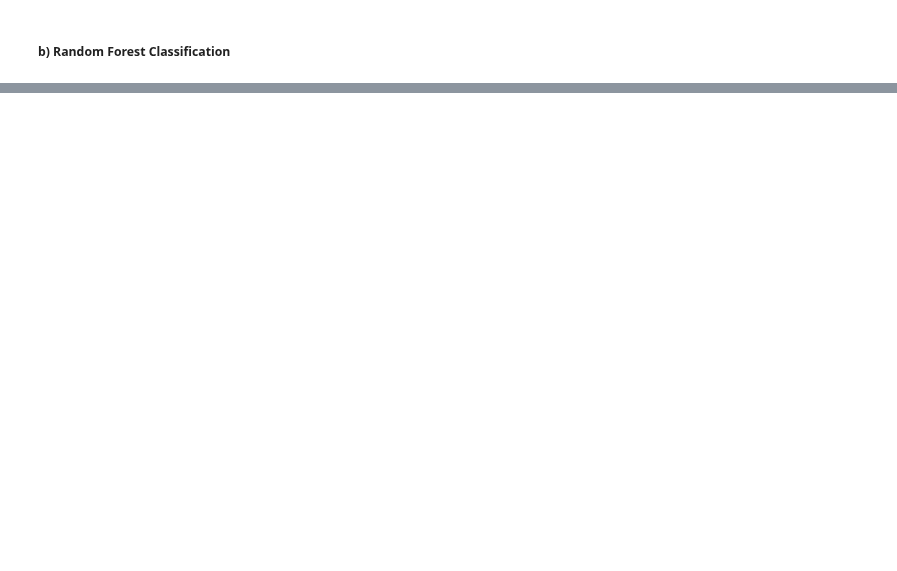
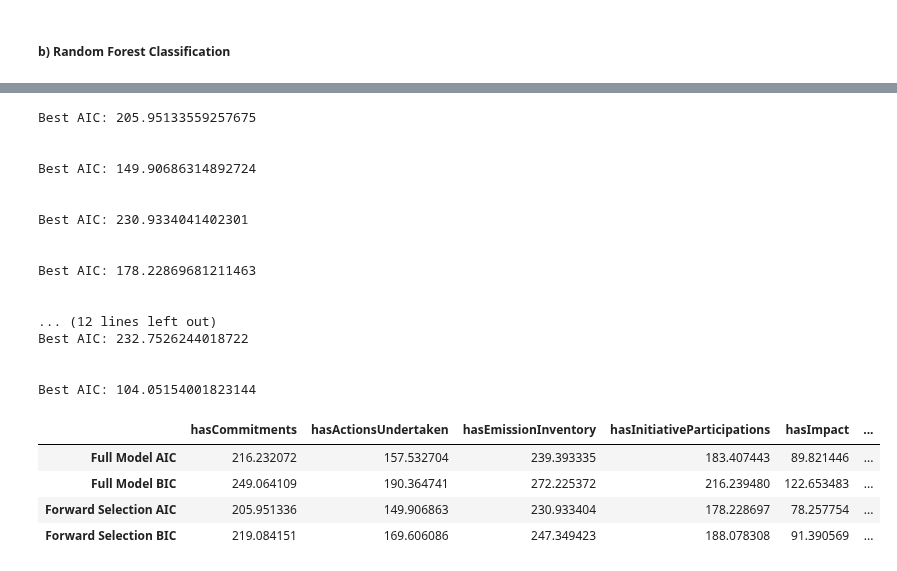
Before and after one commit to paulroconnor/UNFCCC-Econometric-Analysis, a Jupyter notebook: EconometricAnalysis.ipynb, the cells around one changed output, grey strips where cells are left out. Saved outputs shown, nothing was run; the diff lists cells and outputs as text; code cells hidden in the pictures; blank space fills up the shorter version.

```diff
--- a/EconometricAnalysis.ipynb
+++ b/EconometricAnalysis.ipynb
@@ -790,0 +820,34 @@ FitRandomForest(df_unfccc, y_var = 'hasFinanceActions', X_vars = ['population','
+# %%
+results = {}
+
+for var in ['hasCommitments','hasActionsUndertaken','hasEmissionInventory','hasInitiativeParticipations','hasImpact','hasMitigations','hasAdaptations','hasRiskAssessments','hasClimateActionPlans', 'hasFinanceActions']:
+    fm = FitLogistic(df_unfccc, y_var = var, X_vars = independent_variables, format = 'model')
+    fs = ForwardSelection(df_unfccc, y_var = var, vars_to_check = independent_variables, format = 'model')
+    results[var] = [fm.aic, fm.bic, fs.aic, fs.bic]
+
+results = pd.DataFrame(results, index = ['Full Model AIC', 'Full Model BIC', 'Forward Selection AIC', 'Forward Selection BIC'])
+results.to_csv('Results/Information_Criterion.csv')
+results
+# %% [output]
+Best AIC: 205.95133559257675
+
+
+Best AIC: 149.90686314892724
+
+
+Best AIC: 230.9334041402301
+
+
+Best AIC: 178.22869681211463
+
+
+... (12 lines left out)
+Best AIC: 232.7526244018722
+
+
+Best AIC: 104.05154001823144
+|  | hasCommitments | hasActionsUndertaken | hasEmissionInventory | hasInitiativeParticipations | hasImpact | ... |
+| Full Model AIC | 216.232072 | 157.532704 | 239.393335 | 183.407443 | 89.821446 | ... |
+| Full Model BIC | 249.064109 | 190.364741 | 272.225372 | 216.239480 | 122.653483 | ... |
+| Forward Selection AIC | 205.951336 | 149.906863 | 230.933404 | 178.228697 | 78.257754 | ... |
+| Forward Selection BIC | 219.084151 | 169.606086 | 247.349423 | 188.078308 | 91.390569 | ... |
```
Also changed, not shown: parts of 50 cells of this notebook.
